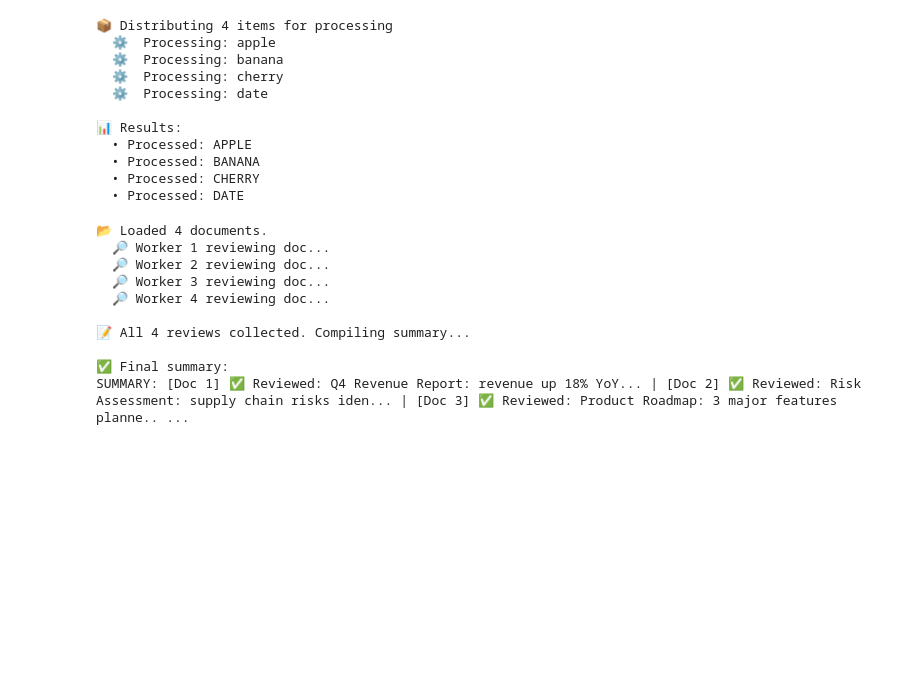
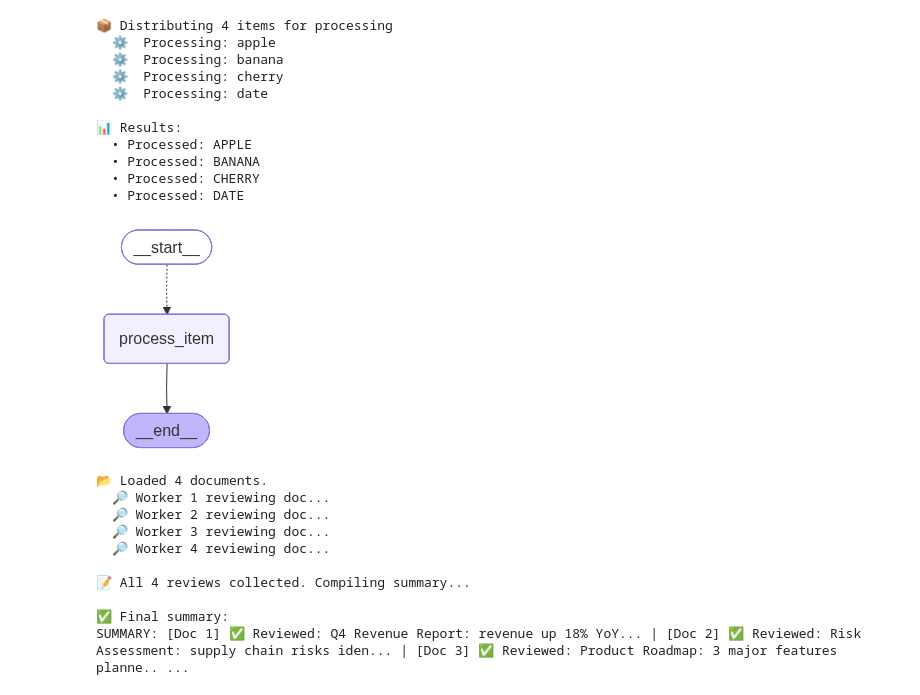
Before and after one commit to Murtuzasaifee/langraph-tutorials, a Jupyter notebook: notebooks/06_parallel_execution_subgraphs.ipynb, the cells around one changed output. Cells and saved outputs as stored; diff of their text form; code cells hidden in the pictures; blank space fills up the shorter version.

```diff
--- a/notebooks/06_parallel_execution_subgraphs.ipynb
+++ b/notebooks/06_parallel_execution_subgraphs.ipynb
@@ -103,6 +103,16 @@ for r in result["results"]:
   • Processed: BANANA
   • Processed: CHERRY
   • Processed: DATE
+# %%
+from IPython.display import Image, display
+
+try:
+    display(Image(parallel_app.get_graph().draw_mermaid_png()))
+except Exception as e:
+    # Fallback: print Mermaid text
+    print(parallel_app.get_graph().draw_mermaid())
+# %% [output]
+[figure, added]
 # %%
 import operator
 from typing import Annotated
```
Also changed, not shown: parts of 1 cell of this notebook, 2 other files.
